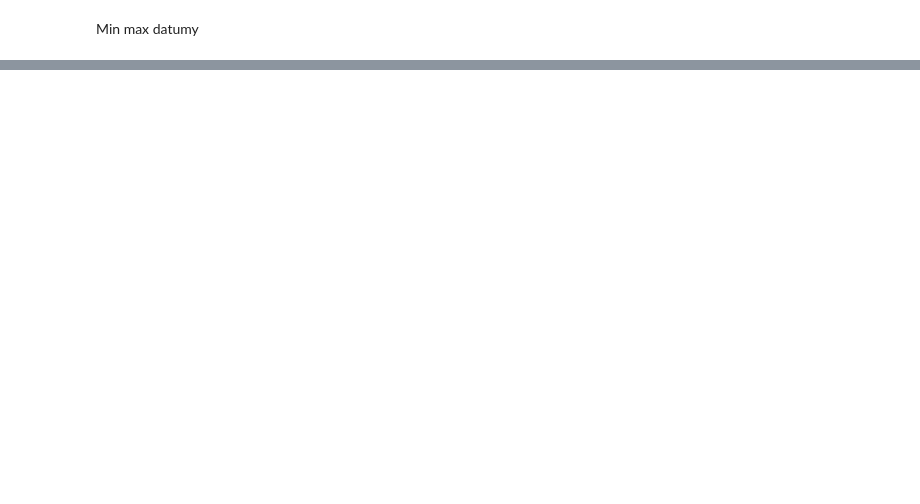
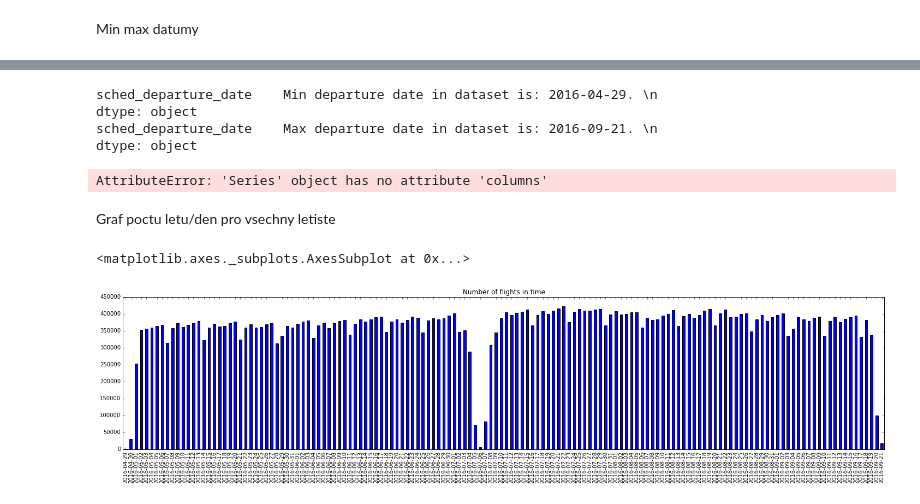
Before and after one commit to ladislaf/datachallenge, a Jupyter notebook: Basic_Steps.ipynb, the cells around one changed output, grey strips where cells are left out. Drawn from its saved outputs; the diff is of its cells as text; code cells hidden in the pictures; blank space fills up the shorter version.

Commit message:
added plotting

```diff
--- a/Basic_Steps.ipynb
+++ b/Basic_Steps.ipynb
@@ -155,5 +172,10 @@ print np.count_nonzero(unique_dep_airports) #2995
 #max_datum = max(pd_file_read.)
 
 #type(df_1.min)
-print('Minimal departure date in dataset is: '+ df_departure_date.min() + './n')
-print('Maximal departure date in dataset is: '+ df_departure_date.max() + './n')
+print('Min departure date in dataset is: '+ df_departure_date.min() + '. \n')
+print('Max departure date in dataset is: '+ df_departure_date.max() + '. \n')
+# %% [output]
+sched_departure_date    Min departure date in dataset is: 2016-04-29. \n
+dtype: object
+sched_departure_date    Max departure date in dataset is: 2016-09-21. \n
+dtype: object
@@ -159,0 +184,13 @@ print('Maximal departure date in dataset is: '+ df_departure_date.max() + './n')
+# %%
+df_departure_date_sorted = df_departure_date['sched_departure_date'].value_counts(sort = False).sort_index()
+# %%
+print list(df_departure_date_sorted.columns.values)
+# %% [output]
+AttributeError: 'Series' object has no attribute 'columns'
+# %% [markdown]
+Graf poctu letu/den pro vsechny letiste
+# %%
+df_departure_date_sorted.plot(kind='bar',figsize =[25,5], title = 'Number of flights in time')
+# %% [output]
+<matplotlib.axes._subplots.AxesSubplot at 0x...>
+[figure, added]
```
Also changed, not shown: parts of 10 cells of this notebook.
